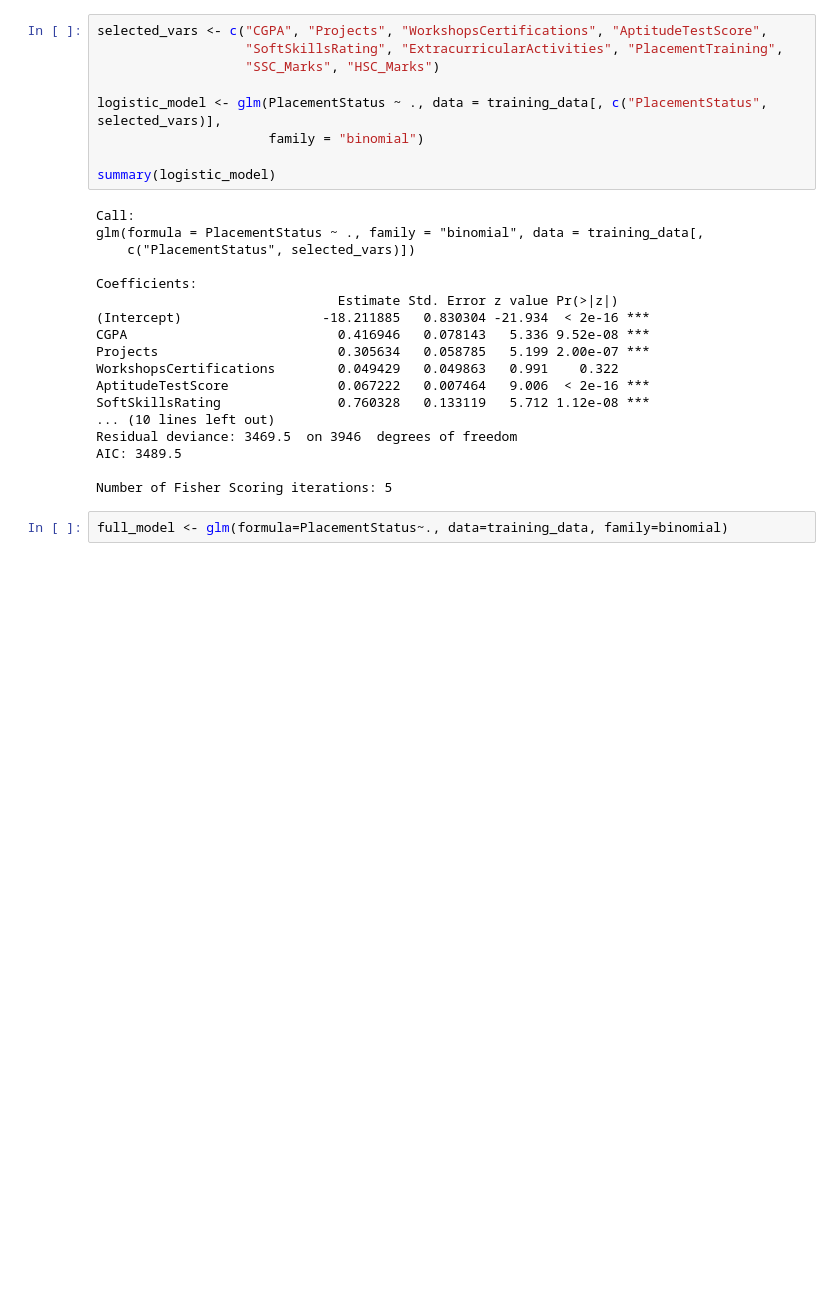
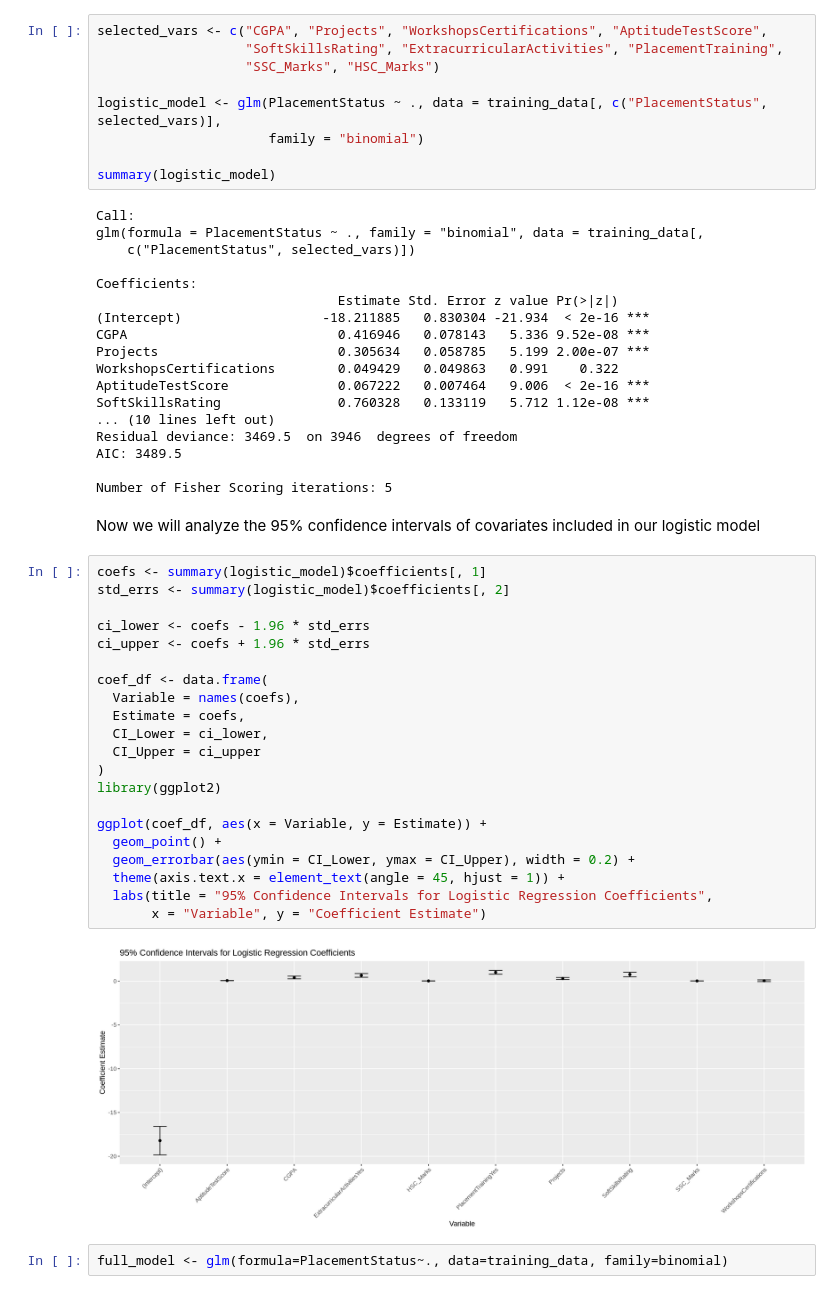
Before and after one commit to anniew02/placement-data, a Jupyter notebook: FinalProject.ipynb, the cells around one changed output. Cells and saved outputs as stored; diff of their text form; blank space fills up the shorter version.

```diff
--- a/FinalProject.ipynb
+++ b/FinalProject.ipynb
@@ -255,6 +255,31 @@ Residual deviance: 3469.5  on 3946  degrees of freedom
 AIC: 3489.5
 
 Number of Fisher Scoring iterations: 5
+# %% [markdown]
+Now we will analyze the 95% confidence intervals of covariates included in our logistic model
+# %%
+coefs <- summary(logistic_model)$coefficients[, 1]
+std_errs <- summary(logistic_model)$coefficients[, 2]
+
+ci_lower <- coefs - 1.96 * std_errs
+ci_upper <- coefs + 1.96 * std_errs
+
+coef_df <- data.frame(
+  Variable = names(coefs),
+  Estimate = coefs,
+  CI_Lower = ci_lower,
+  CI_Upper = ci_upper
+)
+library(ggplot2)
+
+ggplot(coef_df, aes(x = Variable, y = Estimate)) +
+  geom_point() +
+  geom_errorbar(aes(ymin = CI_Lower, ymax = CI_Upper), width = 0.2) +
+  theme(axis.text.x = element_text(angle = 45, hjust = 1)) +
+  labs(title = "95% Confidence Intervals for Logistic Regression Coefficients",
+       x = "Variable", y = "Coefficient Estimate")
+# %% [output]
+[figure, added]
 # %%
 full_model <- glm(formula=PlacementStatus~., data=training_data, family=binomial)
 # %%
```
